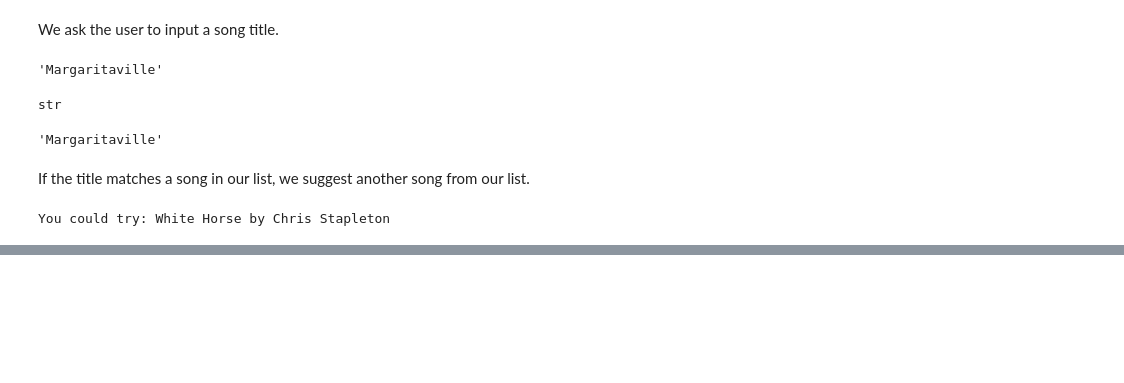
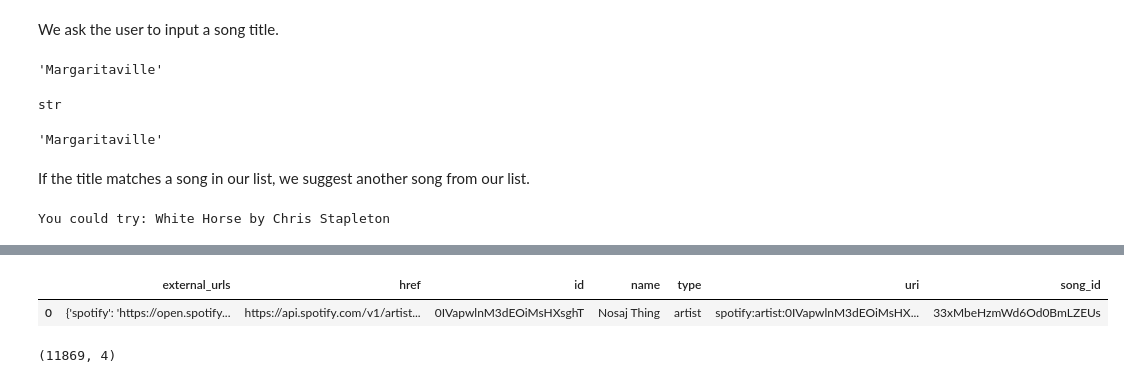
Before and after one commit to 92CMDiego/lab-web-scraping-single-page, a Jupyter notebook: lab-gnod-project.ipynb, the cells around one changed output, grey strips where cells are left out. Drawn from its saved outputs; the diff is of its cells as text; code cells hidden in the pictures; blank space fills up the shorter version.

```diff
--- a/lab-gnod-project.ipynb
+++ b/lab-gnod-project.ipynb
@@ -161,0 +257,5 @@ You could try: White Horse by Chris Stapleton
+# %%
+tracks['artists_dfs'][0]
+# %% [output]
+|  | external_urls | href | id | name | type | uri | song_id |
+| 0 | {'spotify': 'https://open.spotify... | https://api.spotify.com/v1/artist... | 0IVapwlnM3dEOiMsHXsghT | Nosaj Thing | artist | spotify:artist:0IVapwlnM3dEOiMsHX... | 33xMbeHzmWd6Od0BmLZEUs |
@@ -161,0 +276,4 @@ You could try: White Horse by Chris Stapleton
+# %%
+df1.shape
+# %% [output]
+(11869, 4)
```
Also changed, not shown: parts of 63 cells of this notebook, 3 other files.
